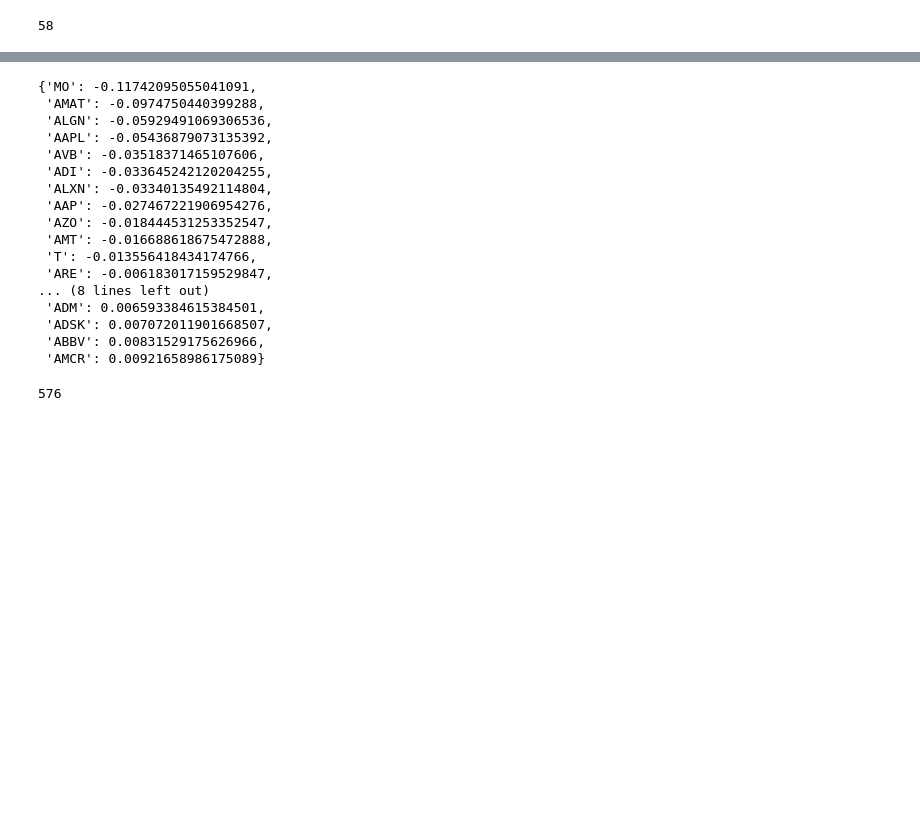
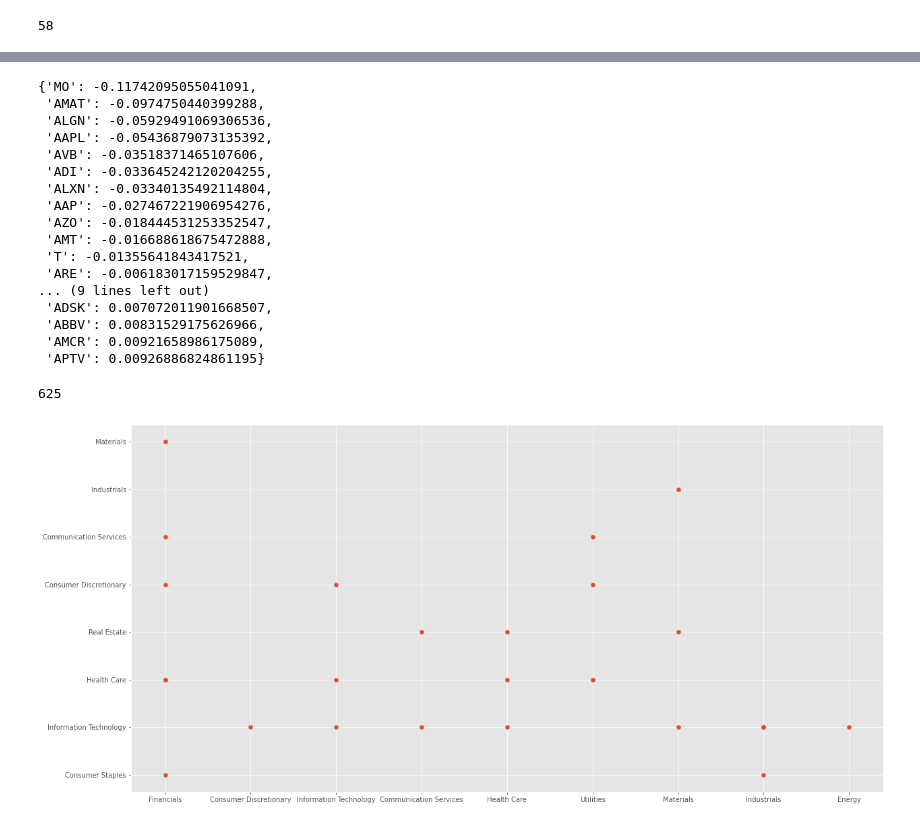
Before and after one commit to Madhuri97/Data_Science_2019501105, a Jupyter notebook: DADV/Exam_2021_2019501105/Question3 Week.ipynb, the cells around one changed output, grey strips where cells are left out. Drawn from its saved outputs; the diff is of its cells as text; code cells hidden in the pictures; blank space fills up the shorter version.

```diff
--- a/DADV/Exam_2021_2019501105/Question3 Week.ipynb
+++ b/DADV/Exam_2021_2019501105/Question3 Week.ipynb
@@ -3,6 +3,11 @@ import glob
 import csv
 import os
 import pandas as pd
+import numpy as np
+import matplotlib
+import matplotlib.pyplot as plt
+%matplotlib inline
+matplotlib.style.use('ggplot')
 # %%
 dic = {}
 
@@ -53,14 +64,20 @@ topdict
 sorteddicrev = {k: v for k, v in sorted(dic.items(), key=lambda item: item[1])}
 # %%
 k = 1
-bottomdict = {}
+bottom_dict = {}
 for each in sorteddicrev.keys():
-    bottomdict[each] = sorteddicrev.get(each)
+    bottom_dict[each] = sorteddicrev.get(each)
     k = k+1
-    if(k == 25):
+    if(k == 26):
         break
 
-bottomdict
+botmdictio_keys = list(bottom_dict.keys())
+botmdictio_values = list(bottom_dict.values())
+df = pd.DataFrame()
+df["Company"] = botmdictio_keys
+df["Value"] = botmdictio_values
+df.to_csv("bottom_week.csv",index=False)
+bottom_dict
 # %% [output]
 {'MO': -0.11742095055041091,
  'AMAT': -0.0974750440399288,
@@ -72,13 +89,13 @@ bottomdict
  'AAP': -0.027467221906954276,
  'AZO': -0.018444531253352547,
  'AMT': -0.016688618675472888,
- 'T': -0.013556418434174766,
+ 'T': -0.01355641843417521,
  'ARE': -0.006183017159529847,
-... (8 lines left out)
- 'ADM': 0.006593384615384501,
+... (9 lines left out)
  'ADSK': 0.007072011901668507,
  'ABBV': 0.00831529175626966,
- 'AMCR': 0.00921658986175089}
+ 'AMCR': 0.00921658986175089,
+ 'APTV': 0.00926886824861195}
 # %%
 import warnings
 warnings.filterwarnings('ignore')
@@ -86,11 +103,26 @@ import numpy as np
 import math
 from scipy import interpolate
 corrlis = []
-for each1 in topdict.keys():
-    for each2 in topdict.keys():
-        corr_value = np.corrcoef(topdict.get(each1), topdict.get(each2))[0][1]
+for each1 in top_dict.keys():
+    for each2 in top_dict.keys():
+        corr_value = np.corrcoef(top_dict.get(each1), top_dict.get(each2))[0][1]
         corrlis.append(corr_value)
 
 len(corrlis)
 # %% [output]
-576
+625
+# %%
+top_data = pd.read_csv("top_week.csv")
+bottom_data = pd.read_csv("bottom_week.csv")
+gicssectors = pd.read_csv("GICSSector.csv")
+day_topdata = pd.merge(top_data, gicssectors, on="Company")
+day_bottomdata = pd.merge(bottom_data, gicssectors, on="Company")
+# %%
+day_topdata_name = list(day_topdata["GICS_Sector"])
+day_bottomdata_name = list(day_bottomdata["GICS_Sector"])
+# %%
+fig, ax = plt.subplots(figsize=(20, 10))
+ax.scatter(day_topdata_name, day_bottomdata_name)
+plt.show()
+# %% [output]
+[figure, added]
```
Also changed, not shown: parts of 2 cells of this notebook, 8 other files.
